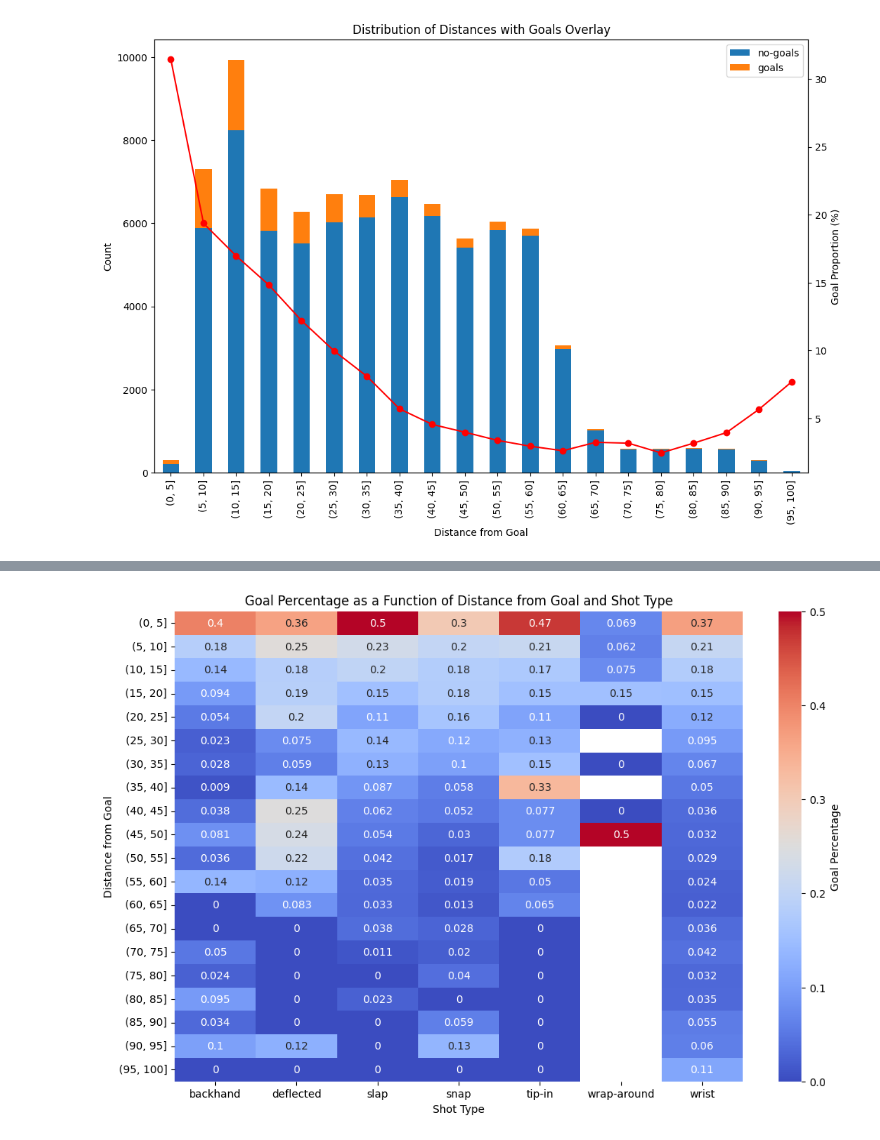
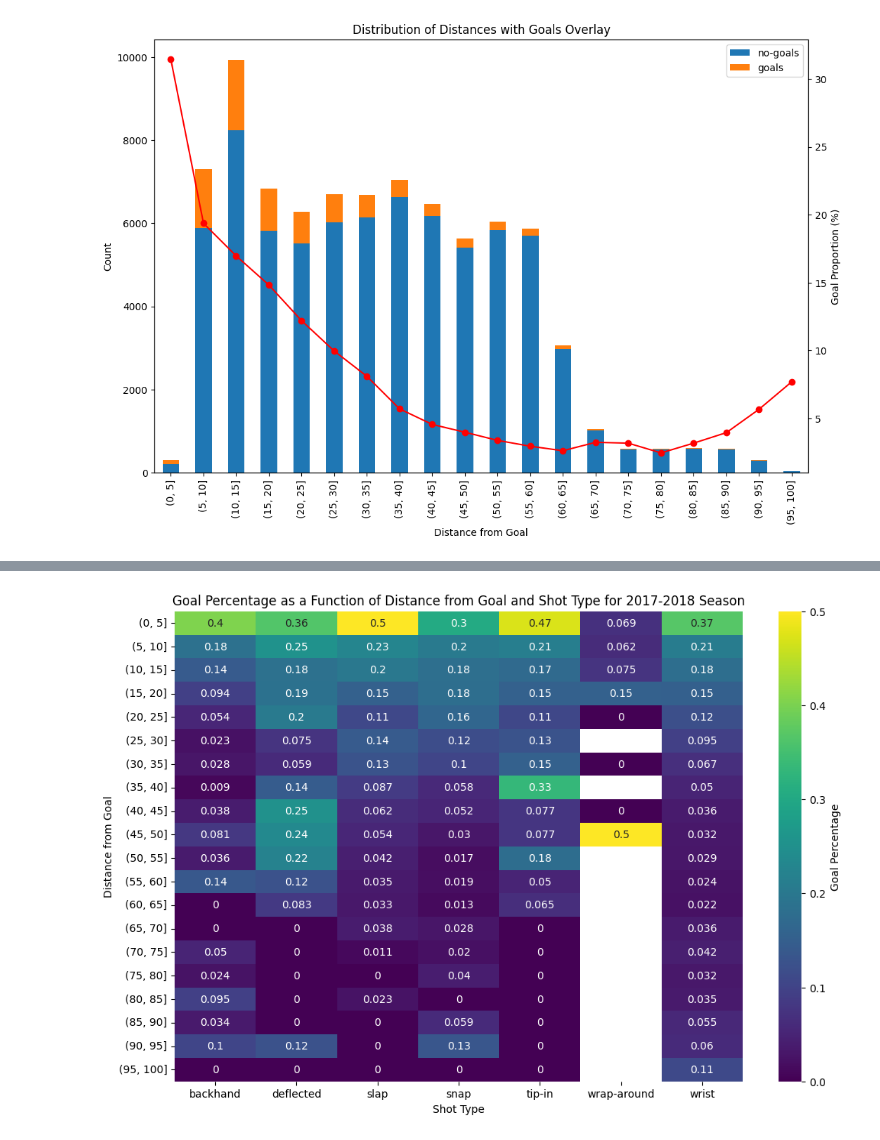
Before and after one commit to WilliamChidiac/NHL-goal-prediction, a Jupyter notebook: notebooks/simple_visualization.ipynb, the cells around one changed output, grey strips where cells are left out. Drawn from its saved outputs; the diff is of its cells as text; code cells hidden in the pictures.

```diff
--- a/notebooks/simple_visualization.ipynb
+++ b/notebooks/simple_visualization.ipynb
@@ -5,5 +6,5 @@ import seaborn as sns
 # %%
-df = pd.read_csv("../ift6758/data/preprocessed_data/preprocessed_game_data_copy.csv")
+df = pd.read_csv("../ift6758/data/preprocessed_data/preprocessed_game_data.csv")
 df['is_goal'] = df['type'] == 'goal'
 # %%
 df
@@ -305,16 +330,17 @@ distance bining is the same as last figure -> interval of 5 feet ok ?
 # %%
-# Calculate goal percentage for each combination of distance bin and shot type
-goal_percentage = df_2017.groupby([distance_bins, 'shot_type'])['is_goal'].mean().reset_index()
+df_2017 = df[df['season'] == 20172018]
+bins = list(range(0, int(max(df_2017["distance"])) + 5, 5))
+distance_bins_2017_2018 = pd.cut(df_2017['distance'], bins=bins)
 
-# Pivot the data for easier plotting
+goal_percentage = df_2017.groupby([distance_bins_2017_2018, 'shot_type'])['is_goal'].mean().reset_index()
 goal_percentage_pivot = goal_percentage.pivot(index='distance', columns='shot_type', values='is_goal')
 
 # Plot the data
 plt.figure(figsize=(12, 8))
-sns.heatmap(goal_percentage_pivot, annot=True, cmap='coolwarm', cbar_kws={'label': 'Goal Percentage'})
-plt.title('Goal Percentage as a Function of Distance from Goal and Shot Type')
+sns.heatmap(goal_percentage_pivot, annot=True, cmap='viridis', cbar_kws={'label': 'Goal Percentage'})
+plt.title('Goal Percentage as a Function of Distance from Goal and Shot Type for 2017-2018 Season')
 plt.xlabel('Shot Type')
 plt.ylabel('Distance from Goal')
 plt.show()
 # %% [output]
-[figure, old version]
+[figure, new version]
```
Also changed, not shown: parts of 13 cells of this notebook.
